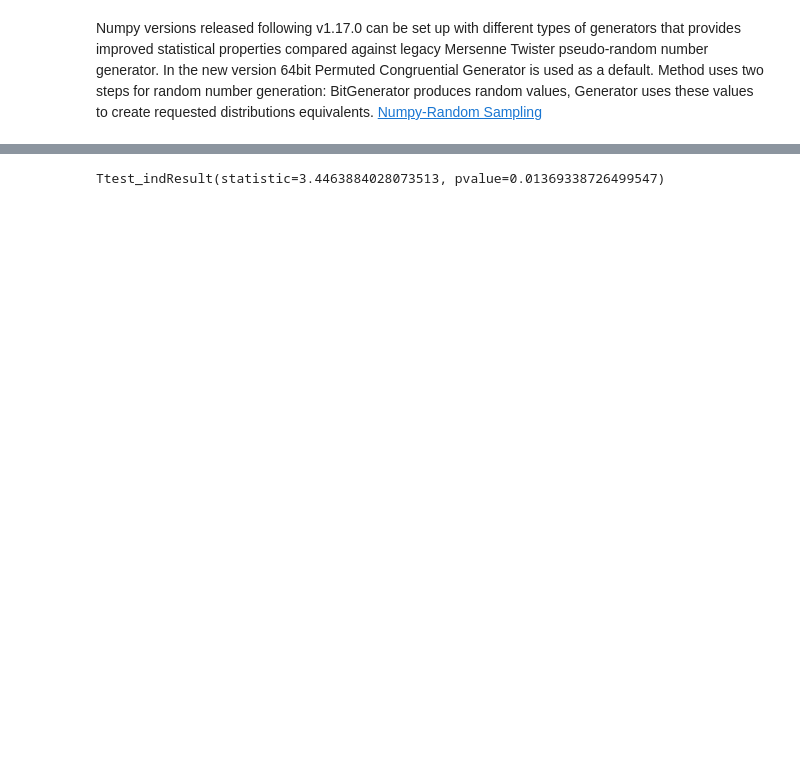
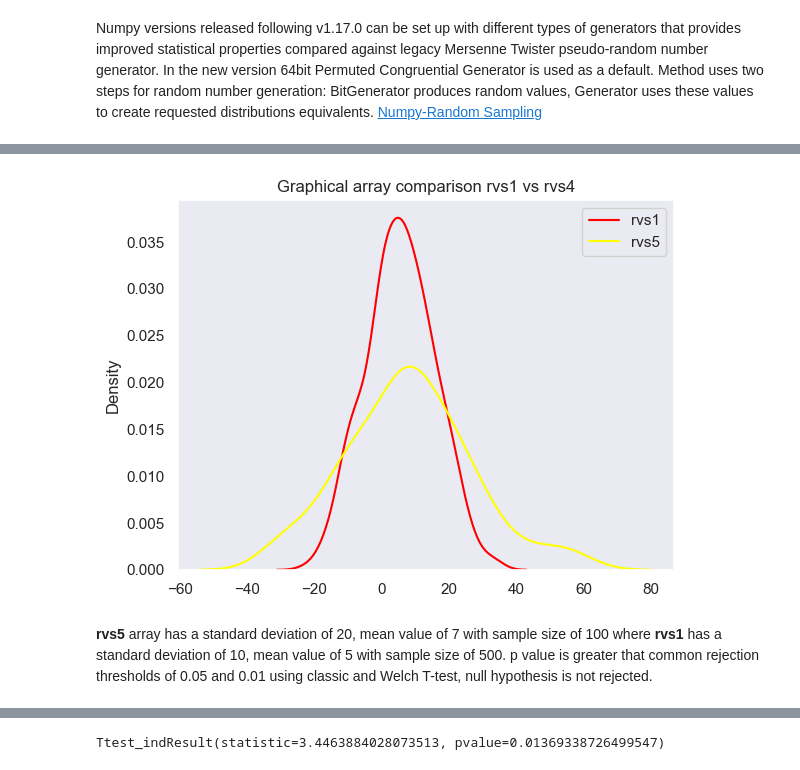
Before and after one commit to Mantvydas-data/MLS-Project, a Jupyter notebook: exercises/01.statistics-exercises.ipynb, the cells around one changed output, grey strips where cells are left out. Drawn from its saved outputs; the diff is of its cells as text; code cells hidden in the pictures; blank space fills up the shorter version.

```diff
--- a/exercises/01.statistics-exercises.ipynb
+++ b/exercises/01.statistics-exercises.ipynb
@@ -206,5 +253,16 @@ Ttest_indResult(statistic=-1.726753131609205, pvalue=0.08699910884299521)
 # %%
-Comment and graph?
+# Plot for generated array visualisation and comparison
+sns.set_theme(style="dark")
+sns.kdeplot(rvs1, color='red', label='rvs1')
+sns.kdeplot(rvs5, color='yellow', label='rvs5')
+plt.legend()
+plt.title('Graphical array comparison rvs1 vs rvs4')
+plt.show()
+# %% [output]
+[figure, added]
+# %% [markdown]
+**rvs5** array has a standard deviation of 20, mean value of 7 with sample size of 100 where **rvs1** has a standard deviation of 10, mean value of 5 with sample size of 500.
+p value is greater that common rejection thresholds of 0.05 and 0.01 using classic and Welch T-test, null hypothesis is not rejected.
 # %%
 stats.ttest_ind(rvs1, rvs5, permutations=10000, random_state=rng)
 # %% [output]
```
Also changed, not shown: parts of 32 cells of this notebook.
